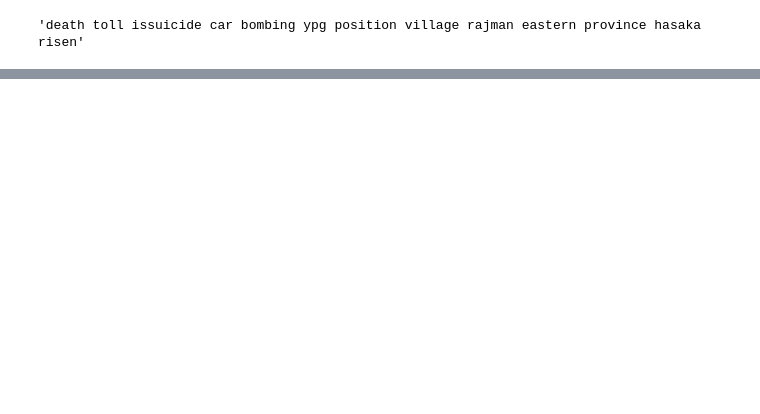
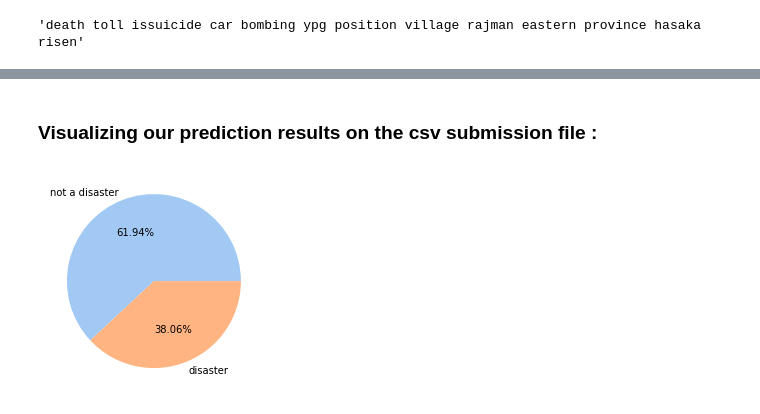
Before and after one commit to amine-elghazali/DeepLearning_RNN_LSTM, a Jupyter notebook: PROJET_AACHAK_DL_RNN.ipynb, the cells around one changed output, grey strips where cells are left out. Drawn from its saved outputs; the diff is of its cells as text; code cells hidden in the pictures; blank space fills up the shorter version.

Commit message:
adding submission file with our final predictions

```diff
--- a/PROJET_AACHAK_DL_RNN.ipynb
+++ b/PROJET_AACHAK_DL_RNN.ipynb
@@ -1028,0 +1037,8 @@ array([[0.9431751 ],
+# %%
+prediction_result = []
+
+for one_pred in y_pred :
+  if one_pred > 0.5 :
+    prediction_result.append(1)
+  else :
+    prediction_result.append(0)
@@ -1028,0 +1053,2 @@ array([[0.9431751 ],
+# %%
+submission_file = pd.read_csv('sample_submission.csv')
@@ -1028,0 +1073,2 @@ array([[0.9431751 ],
+# %%
+submission_file['target'] = prediction_result
@@ -1028,0 +1095,13 @@ array([[0.9431751 ],
+# %% [markdown]
+### **Visualizing our prediction results on the csv submission file :**
+# %%
+disaster_tweets = submission_file.groupby(['target']).count()['id'][0]
+non_disaster_tweets = submission_file.groupby(['target']).count()['id'][1]
+
+data = [disaster_tweets, non_disaster_tweets]
+colors = sns.color_palette('pastel')
+labels = ['not a disaster', 'disaster']
+plt.pie(data, colors = colors,labels=labels,autopct = '%.2f%%')
+plt.show()
+# %% [output]
+[figure, added]
```
Also changed, not shown: parts of 12 cells of this notebook, 1 other file.
